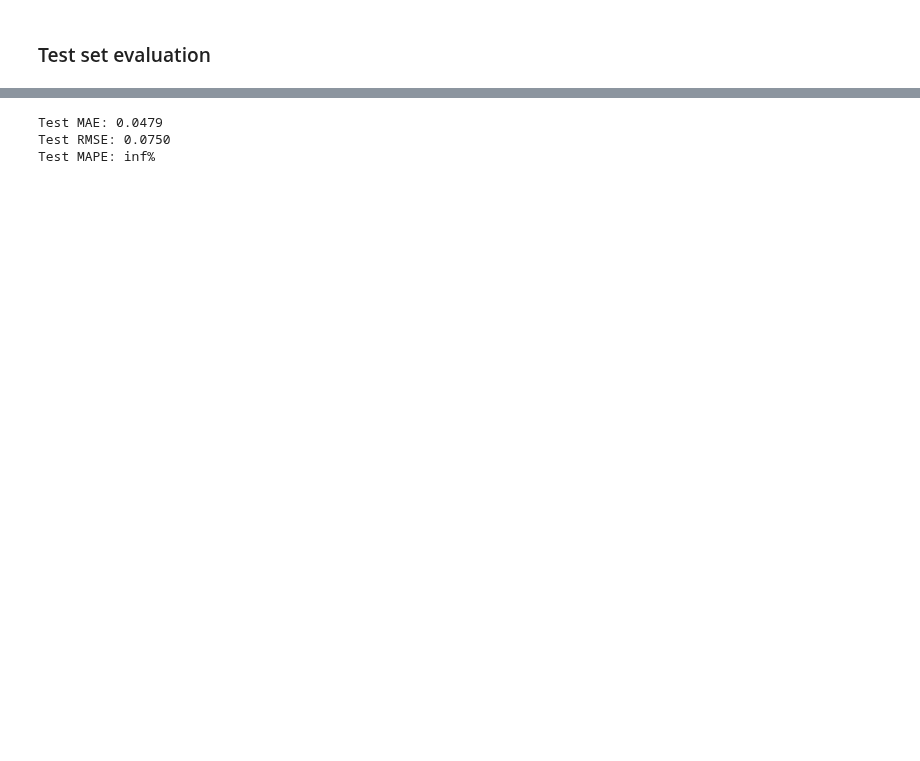
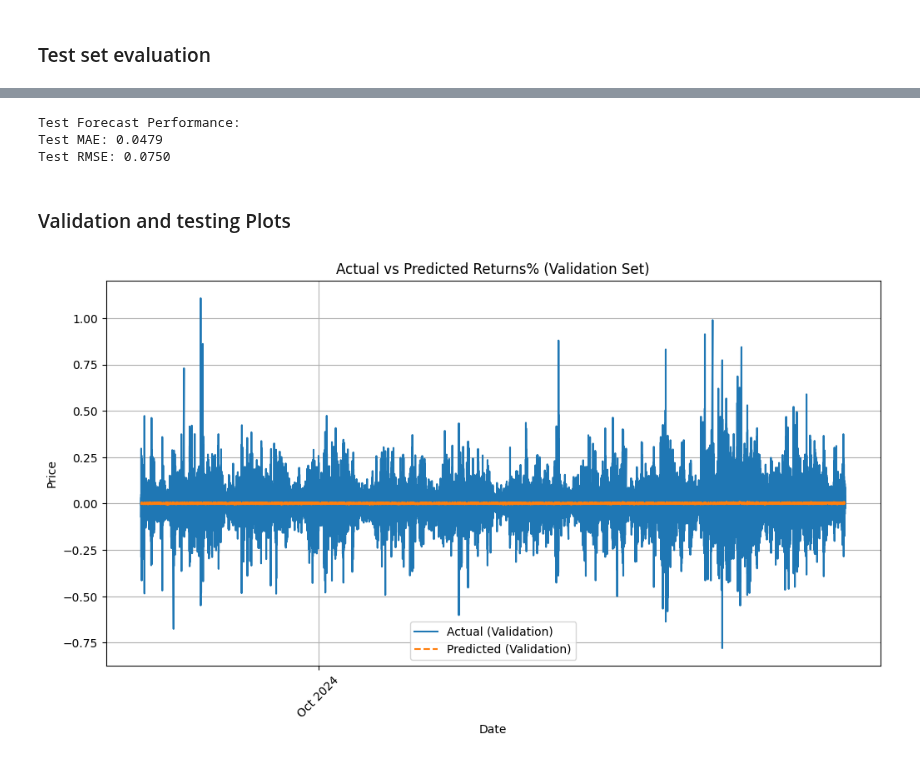
Before and after one commit to alexzheng123/EC331-project, a Jupyter notebook: EMH/Code/GRU_model_1.ipynb, the cells around one changed output, grey strips where cells are left out. Saved outputs shown, nothing was run; the diff lists cells and outputs as text; code cells hidden in the pictures; blank space fills up the shorter version.

```diff
--- a/EMH/Code/GRU_model_1.ipynb
+++ b/EMH/Code/GRU_model_1.ipynb
@@ -345,32 +322,31 @@ predicted_test_inverse, y_test_inverse = inverse_transform_predictions(
-# %%
-# Compute error metrics for the test set
-mae_test = mean_absolute_error(y_test_inverse, predicted_test_inverse)
-rmse_test = sqrt(mean_squared_error(y_test_inverse, predicted_test_inverse))
-mape_test = np.mean(np.abs((y_test_inverse - predicted_test_inverse) / y_test_inverse)) * 100
-
-print(f"Test MAE: {mae_test:.4f}")
-print(f"Test RMSE: {rmse_test:.4f}")
-print(f"Test MAPE: {mape_test:.2f}%")
-# %% [output]
-Test MAE: 0.0479
-Test RMSE: 0.0750
-Test MAPE: inf%
+# %%
+# Compute error metrics for the test set
+print("\nTest Forecast Performance:")
+evaluate_forecast(y_test_inverse, predicted_test_inverse, label="Test")
+# %% [output]
+Test Forecast Performance:
+Test MAE: 0.0479
+Test RMSE: 0.0750
+# %% [markdown]
+### Validation and testing Plots
 # %%
-# # Extract date index for plotting
-# date_index = val_data.index[window_size:]  # Align with sequence offset
+# Extract date index for plotting
+date_index = val_data.index[window_size:]  # Align with sequence offset
 
-# # Plot actual vs predicted Returns% for validation set
-# plt.figure(figsize=(12, 6))
-# plt.plot(date_index, y_val_inverse, label='Actual (Validation)')
-# plt.plot(date_index, predicted_val_inverse, label='Predicted (Validation)', linestyle='dashed')
+# Plot actual vs predicted Returns% for validation set
+plt.figure(figsize=(12, 6))
+plt.plot(date_index, y_val_inverse, label='Actual (Validation)')
+plt.plot(date_index, predicted_val_inverse, label='Predicted (Validation)', linestyle='dashed')
 
-# plt.title('Actual vs Predicted Returns% (Validation Set)')
-# plt.xlabel('Date')
-# plt.ylabel('Price')
-# plt.gca().xaxis.set_major_locator(mdates.MonthLocator(interval=2))
-# plt.gca().xaxis.set_major_formatter(mdates.DateFormatter('%b %Y'))
-# plt.xticks(rotation=45)
-# plt.legend()
-# plt.grid(True)
-# plt.show()
+plt.title('Actual vs Predicted Returns% (Validation Set)')
+plt.xlabel('Date')
+plt.ylabel('Price')
+plt.gca().xaxis.set_major_locator(mdates.MonthLocator(interval=2))
+plt.gca().xaxis.set_major_formatter(mdates.DateFormatter('%b %Y'))
+plt.xticks(rotation=45)
+plt.legend()
+plt.grid(True)
+plt.show()
+# %% [output]
+[figure, added]
 # %%
```
Also changed, not shown: parts of 19 cells of this notebook, 10 other files.
